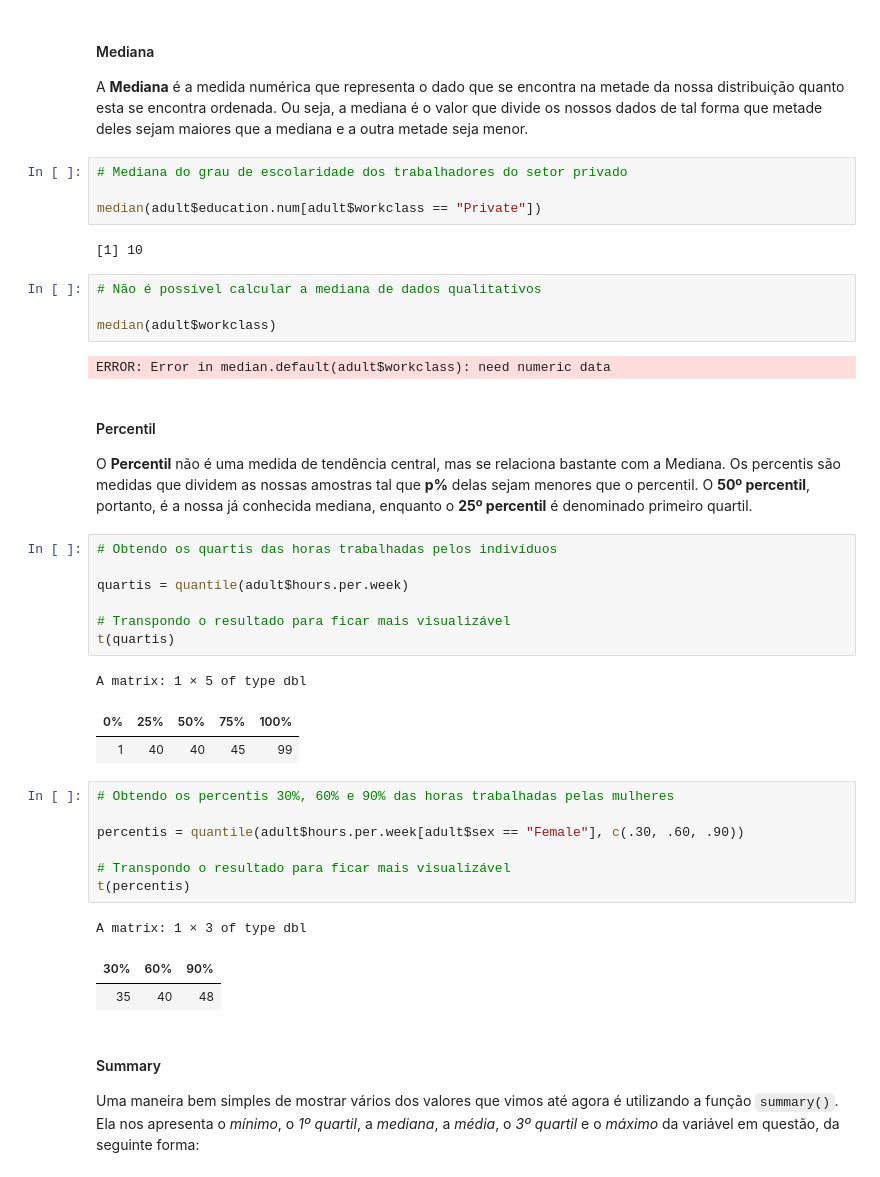
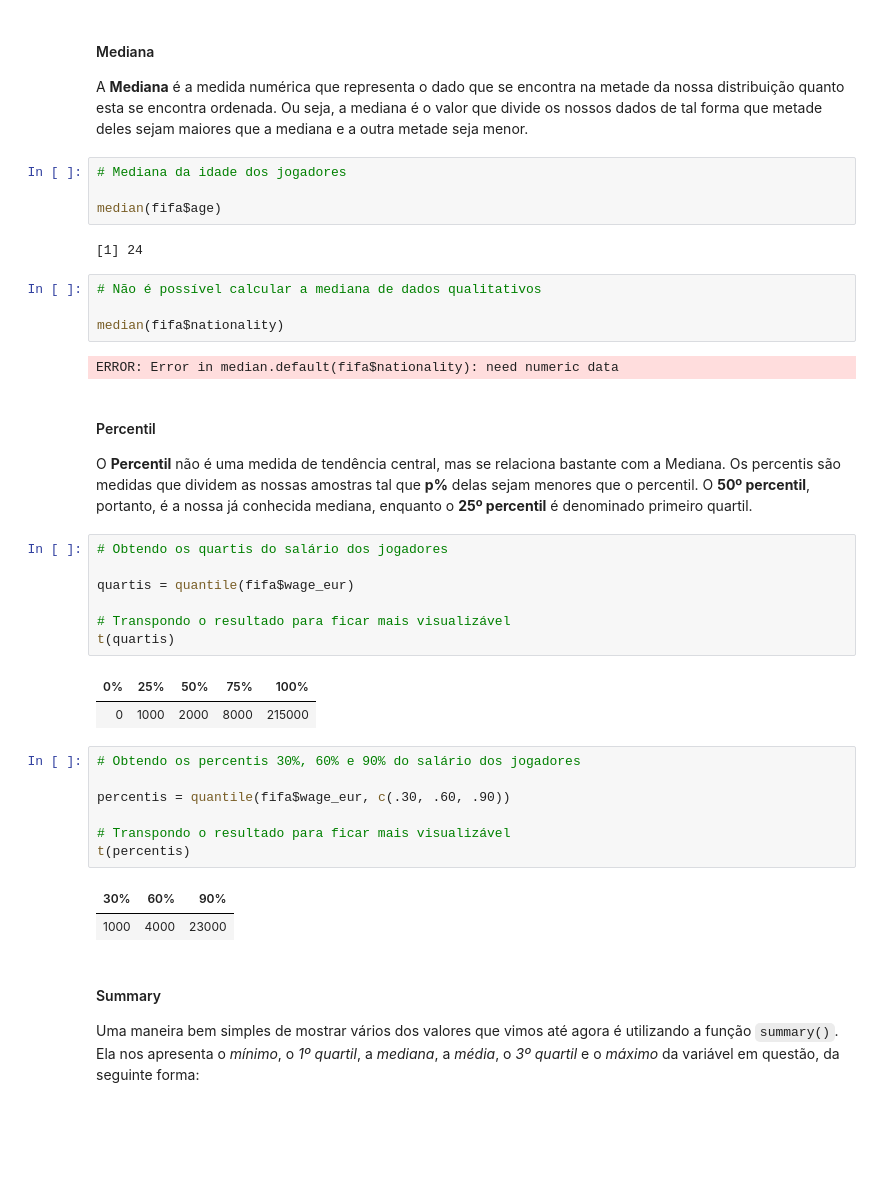
Before and after one commit to turing-usp/workshop_estatistica_com_R, a Jupyter notebook: fifa-gabarito.ipynb, the cells around one changed output. Cells and saved outputs as stored; diff of their text form; blank space fills up the shorter version.

```diff
--- a/fifa-gabarito.ipynb
+++ b/fifa-gabarito.ipynb
@@ -381,44 +373,42 @@ Warning message in mean.default(adult$marital.status):
 #### <a id="mediana"></a>Mediana
 
 A **Mediana** é a medida numérica que representa o dado que se encontra na metade da nossa distribuição quanto esta se encontra ordenada. Ou seja, a mediana é o valor que divide os nossos dados de tal forma que metade deles sejam maiores que a mediana e a outra metade seja menor.
-# %%
-# Mediana do grau de escolaridade dos trabalhadores do setor privado
-
-median(adult$education.num[adult$workclass == "Private"])
-# %% [output]
-[1] 10
+# %%
+# Mediana da idade dos jogadores
+
+median(fifa$age)
+# %% [output]
+[1] 24
 # %%
 # Não é possível calcular a mediana de dados qualitativos
 
-median(adult$workclass)
+median(fifa$nationality)
 # %% [output]
-ERROR: Error in median.default(adult$workclass): need numeric data
+ERROR: Error in median.default(fifa$nationality): need numeric data
 # %% [markdown]
 #### <a id="percentil"></a>Percentil
 
 O **Percentil** não é uma medida de tendência central, mas se relaciona bastante com a Mediana. Os percentis são medidas que dividem as nossas amostras tal que **p%** delas sejam menores que o percentil. O **50º percentil**, portanto, é a nossa já conhecida mediana, enquanto o **25º percentil** é denominado primeiro quartil.
 # %%
-# Obtendo os quartis das horas trabalhadas pelos indivíduos
+# Obtendo os quartis do salário dos jogadores
 
-quartis = quantile(adult$hours.per.week)
+quartis = quantile(fifa$wage_eur)
 
 # Transpondo o resultado para ficar mais visualizável
 t(quartis)
 # %% [output]
-A matrix: 1 × 5 of type dbl
 | 0% | 25% | 50% | 75% | 100% |
-| 1 | 40 | 40 | 45 | 99 |
+| 0 | 1000 | 2000 | 8000 | 215000 |
 # %%
-# Obtendo os percentis 30%, 60% e 90% das horas trabalhadas pelas mulheres
+# Obtendo os percentis 30%, 60% e 90% do salário dos jogadores
 
-percentis = quantile(adult$hours.per.week[adult$sex == "Female"], c(.30, .60, .90))
+percentis = quantile(fifa$wage_eur, c(.30, .60, .90))
 
 # Transpondo o resultado para ficar mais visualizável
 t(percentis)
 # %% [output]
-A matrix: 1 × 3 of type dbl
 | 30% | 60% | 90% |
-| 35 | 40 | 48 |
+| 1000 | 4000 | 23000 |
 # %% [markdown]
 #### <a id="summary"></a> Summary
 
```
Also changed, not shown: parts of 22 cells of this notebook, 1 other file.
